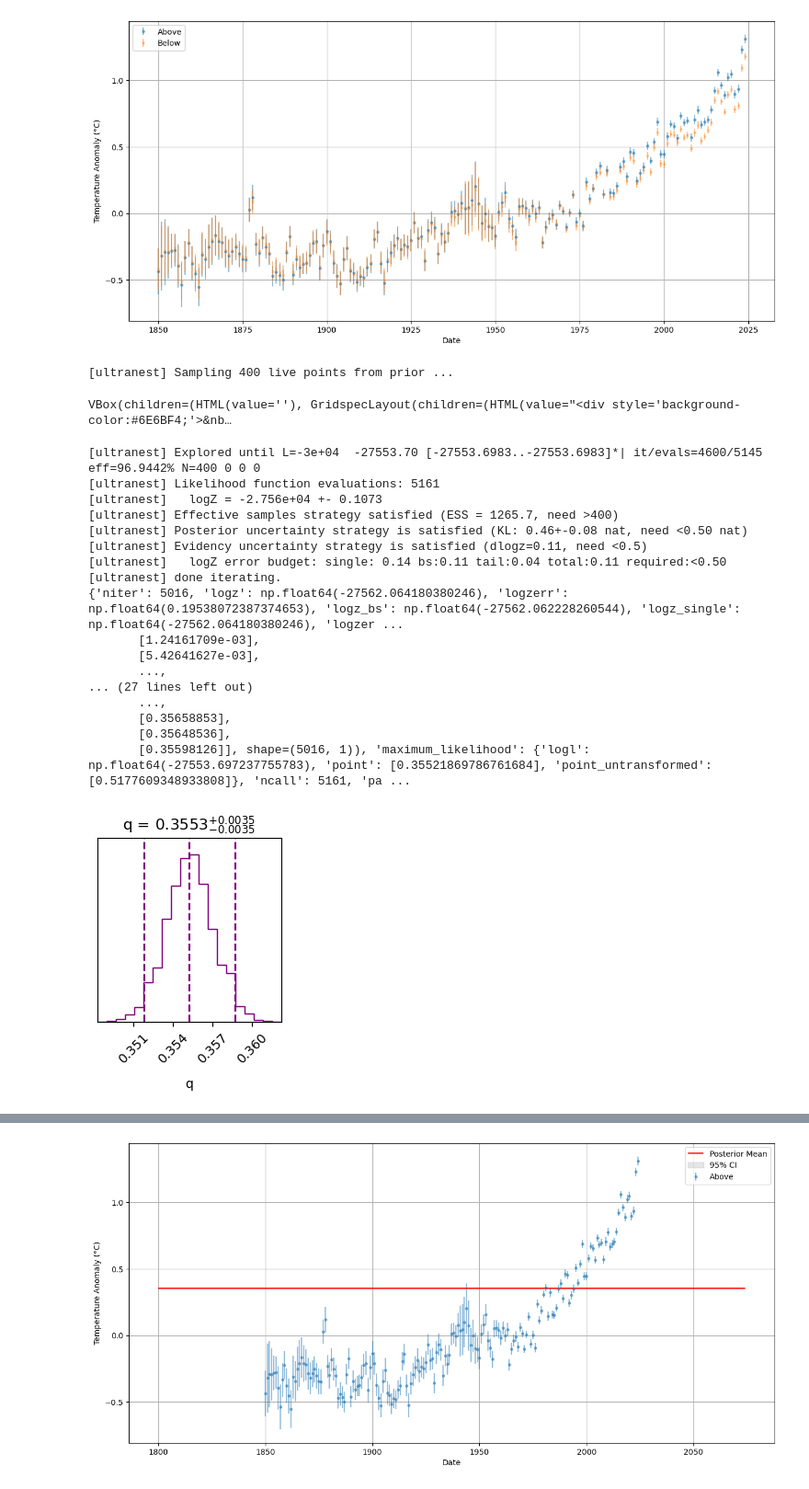
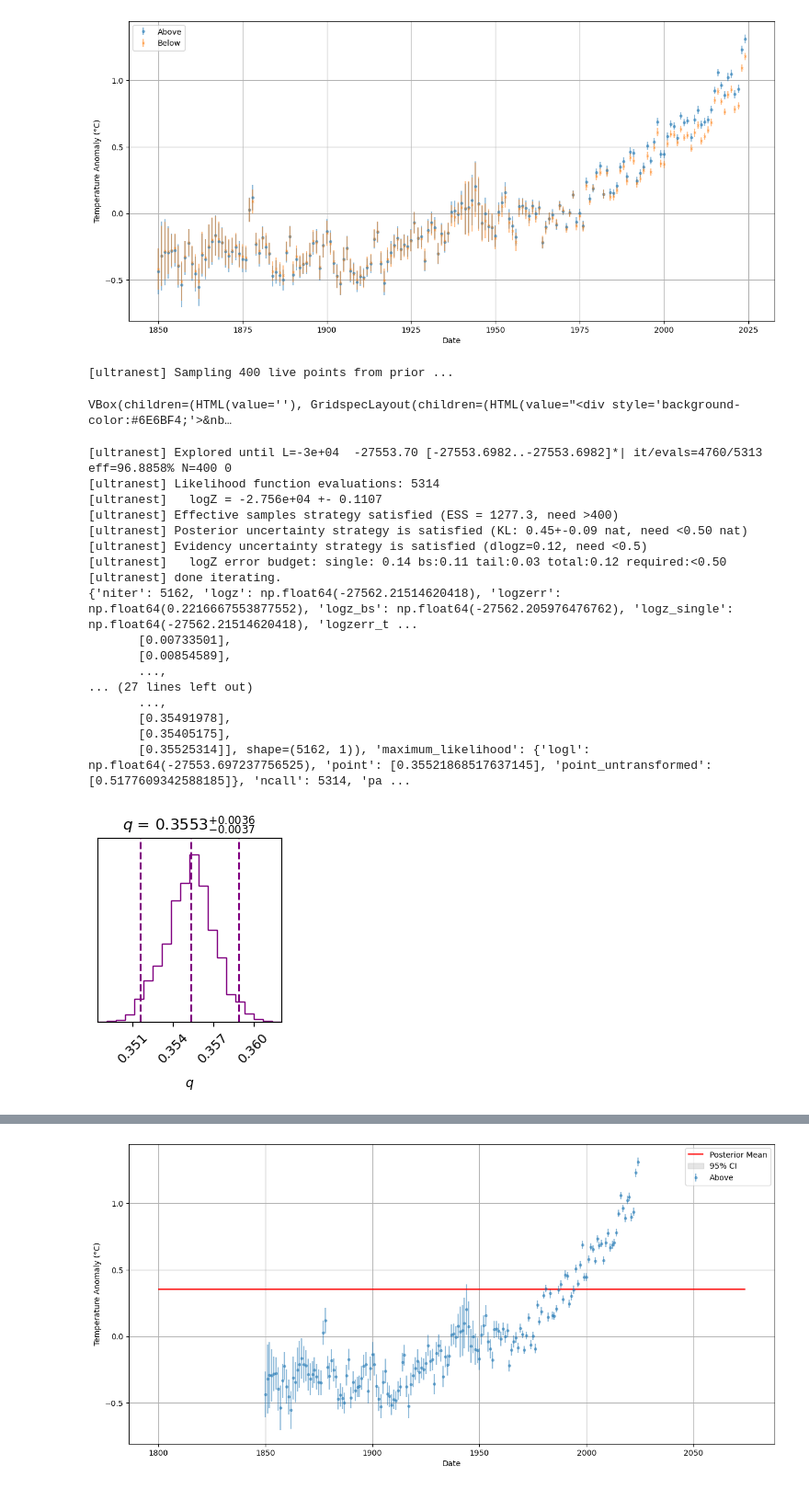
Before and after one commit to stevelonny/global-warming, a Jupyter notebook: exp-02.ipynb, the cells around one changed output, grey strips where cells are left out. Shown at 92% size. Saved outputs shown, nothing was run; the diff lists cells and outputs as text; code cells hidden in the pictures.

Commit message:
changed period and fixed names of parameters

```diff
--- a/exp-02.ipynb
+++ b/exp-02.ipynb
@@ -116,7 +116,12 @@ def log_likelihood(params):
 
     return log_likelihood_value
 
-parameters = ["q"]
+parameters = [r"$q$"]
+
+# Create results/Grafici directory
+from pathlib import Path
+grafici_dir = Path("results/Grafici")
+grafici_dir.mkdir(parents=True, exist_ok=True)
 # %%
 sampler = ultranest.ReactiveNestedSampler(
     parameters, log_likelihood, constant_prior
@@ -126,32 +131,33 @@ print(result)
 # %% [output]
 [ultranest] Sampling 400 live points from prior ...
 VBox(children=(HTML(value=''), GridspecLayout(children=(HTML(value="<div style='background-color:#6E6BF4;'>&nb…
-[ultranest] Explored until L=-3e+04  -27553.70 [-27553.6983..-27553.6983]*| it/evals=4600/5145 eff=96.9442% N=400 0 0 0
-[ultranest] Likelihood function evaluations: 5161
-[ultranest]   logZ = -2.756e+04 +- 0.1073
-[ultranest] Effective samples strategy satisfied (ESS = 1265.7, need >400)
-[ultranest] Posterior uncertainty strategy is satisfied (KL: 0.46+-0.08 nat, need <0.50 nat)
-[ultranest] Evidency uncertainty strategy is satisfied (dlogz=0.11, need <0.5)
-[ultranest]   logZ error budget: single: 0.14 bs:0.11 tail:0.04 total:0.11 required:<0.50
+[ultranest] Explored until L=-3e+04  -27553.70 [-27553.6982..-27553.6982]*| it/evals=4760/5313 eff=96.8858% N=400 0
+[ultranest] Likelihood function evaluations: 5314
+[ultranest]   logZ = -2.756e+04 +- 0.1107
+[ultranest] Effective samples strategy satisfied (ESS = 1277.3, need >400)
+[ultranest] Posterior uncertainty strategy is satisfied (KL: 0.45+-0.09 nat, need <0.50 nat)
+[ultranest] Evidency uncertainty strategy is satisfied (dlogz=0.12, need <0.5)
+[ultranest]   logZ error budget: single: 0.14 bs:0.11 tail:0.03 total:0.12 required:<0.50
 [ultranest] done iterating.
-{'niter': 5016, 'logz': np.float64(-27562.064180380246), 'logzerr': np.float64(0.19538072387374653), 'logz_bs': np.float64(-27562.062228260544), 'logz_single': np.float64(-27562.064180380246), 'logzer ...
-       [1.24161709e-03],
-       [5.42641627e-03],
+{'niter': 5162, 'logz': np.float64(-27562.21514620418), 'logzerr': np.float64(0.2216667553877552), 'logz_bs': np.float64(-27562.205976476762), 'logz_single': np.float64(-27562.21514620418), 'logzerr_t ...
+       [0.00733501],
+       [0.00854589],
        ...,
 ... (27 lines left out)
        ...,
-       [0.35658853],
-       [0.35648536],
-       [0.35598126]], shape=(5016, 1)), 'maximum_likelihood': {'logl': np.float64(-27553.697237755783), 'point': [0.35521869786761684], 'point_untransformed': [0.5177609348933808]}, 'ncall': 5161, 'pa ...
+       [0.35491978],
+       [0.35405175],
+       [0.35525314]], shape=(5162, 1)), 'maximum_likelihood': {'logl': np.float64(-27553.697237756525), 'point': [0.35521868517637145], 'point_untransformed': [0.5177609342588185]}, 'ncall': 5314, 'pa ...
 # %%
-cornerplot(
+fig = cornerplot(
     result,
     title_fmt=".4f",
     quantiles=[0.025, 0.5, 0.975]
 )
+plt.savefig("results/Grafici/cornerplot_constant.pdf", format="pdf", bbox_inches="tight")
 plt.show()
 # %% [output]
-[figure, old version]
+[figure, new version]
 # %%
 print(result["posterior"])
 # %% [output]
```
Also changed, not shown: parts of 21 cells of this notebook, 10 other files.
